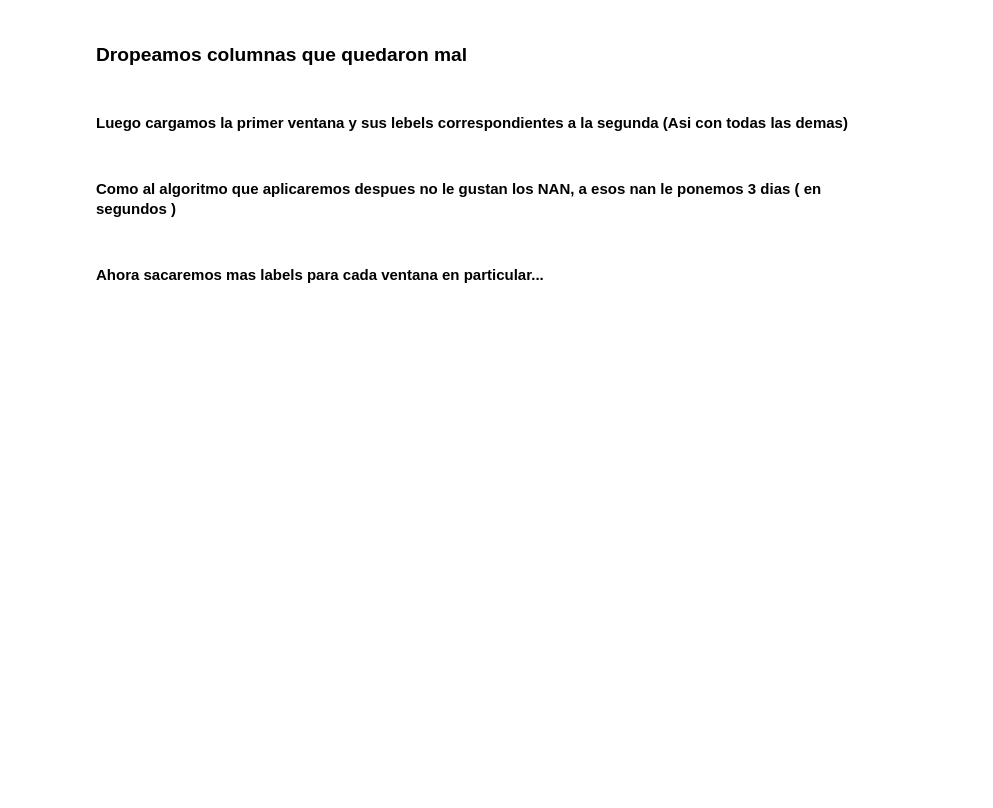
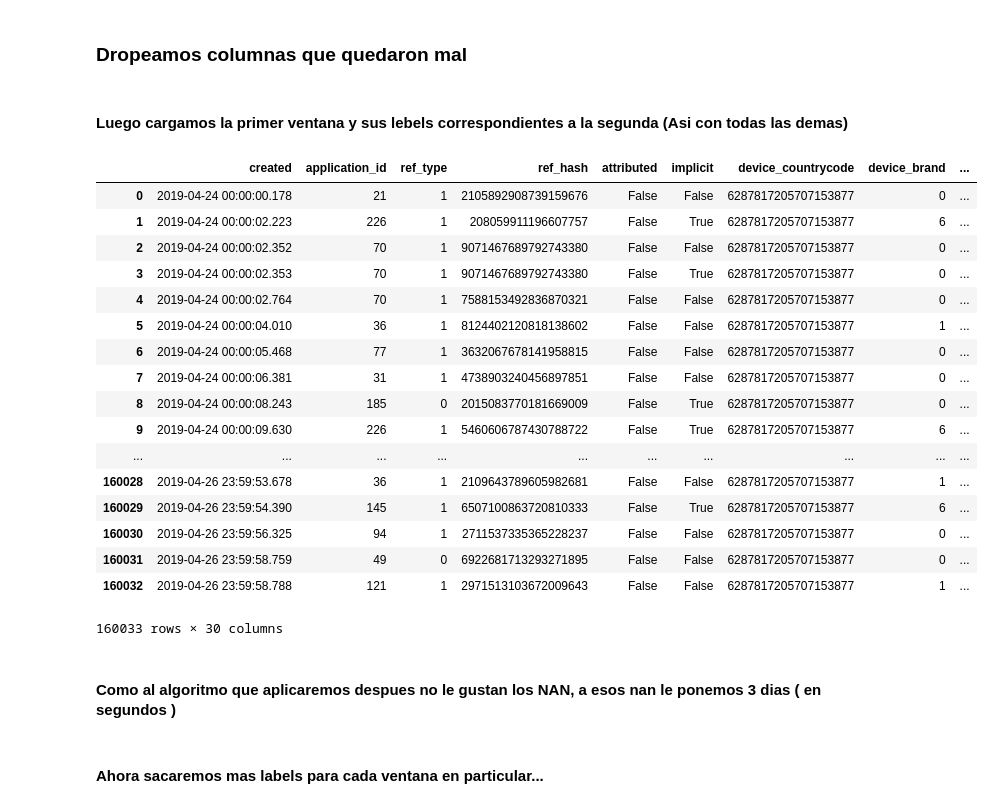
Before and after one commit to EugeniaFranchi/TP-Datos-2019, a Jupyter notebook: TP2/xgboostConFeatures-installs.ipynb, the cells around one changed output. Drawn from its saved outputs; the diff is of its cells as text; code cells hidden in the pictures; blank space fills up the shorter version.

```diff
--- a/TP2/xgboostConFeatures-installs.ipynb
+++ b/TP2/xgboostConFeatures-installs.ipynb
@@ -65,7 +65,28 @@ info4 = info4.rename(columns={'created_x':'label','created_y':'created'})
 label4 = info4['label'].to_frame()
 train4 = info4.drop('label', axis=1)
 # %%
-ventana_ultima = installs['2019-04-24':'2019-04-26'].reset_index().groupby('ref_hash').agg({'created' : 'min'})
+ventana_ultima = installs['2019-04-24':'2019-04-26'].reset_index()
+# %%
+ventana_ultima
+# %% [output]
+|  | created | application_id | ref_type | ref_hash | attributed | implicit | device_countrycode | device_brand | ... |
+| 0 | 2019-04-24 00:00:00.178 | 21 | 1 | 2105892908739159676 | False | False | 6287817205707153877 | 0 | ... |
+| 1 | 2019-04-24 00:00:02.223 | 226 | 1 | 208059911196607757 | False | True | 6287817205707153877 | 6 | ... |
+| 2 | 2019-04-24 00:00:02.352 | 70 | 1 | 9071467689792743380 | False | False | 6287817205707153877 | 0 | ... |
+| 3 | 2019-04-24 00:00:02.353 | 70 | 1 | 9071467689792743380 | False | True | 6287817205707153877 | 0 | ... |
+| 4 | 2019-04-24 00:00:02.764 | 70 | 1 | 7588153492836870321 | False | False | 6287817205707153877 | 0 | ... |
+| 5 | 2019-04-24 00:00:04.010 | 36 | 1 | 8124402120818138602 | False | False | 6287817205707153877 | 1 | ... |
+| 6 | 2019-04-24 00:00:05.468 | 77 | 1 | 3632067678141958815 | False | False | 6287817205707153877 | 0 | ... |
+| 7 | 2019-04-24 00:00:06.381 | 31 | 1 | 4738903240456897851 | False | False | 6287817205707153877 | 0 | ... |
+| 8 | 2019-04-24 00:00:08.243 | 185 | 0 | 2015083770181669009 | False | True | 6287817205707153877 | 0 | ... |
+| 9 | 2019-04-24 00:00:09.630 | 226 | 1 | 5460606787430788722 | False | True | 6287817205707153877 | 6 | ... |
+| ... | ... | ... | ... | ... | ... | ... | ... | ... | ... |
+| 160028 | 2019-04-26 23:59:53.678 | 36 | 1 | 2109643789605982681 | False | False | 6287817205707153877 | 1 | ... |
+| 160029 | 2019-04-26 23:59:54.390 | 145 | 1 | 6507100863720810333 | False | True | 6287817205707153877 | 6 | ... |
+| 160030 | 2019-04-26 23:59:56.325 | 94 | 1 | 2711537335365228237 | False | False | 6287817205707153877 | 0 | ... |
+| 160031 | 2019-04-26 23:59:58.759 | 49 | 0 | 6922681713293271895 | False | False | 6287817205707153877 | 0 | ... |
+| 160032 | 2019-04-26 23:59:58.788 | 121 | 1 | 2971513103672009643 | False | False | 6287817205707153877 | 1 | ... |
+160033 rows × 30 columns
 # %% [markdown]
 #### Como al algoritmo que aplicaremos despues no le gustan los NAN, a esos nan le ponemos 3 dias ( en segundos )
 # %%
```
Also changed, not shown: parts of 23 cells of this notebook.
